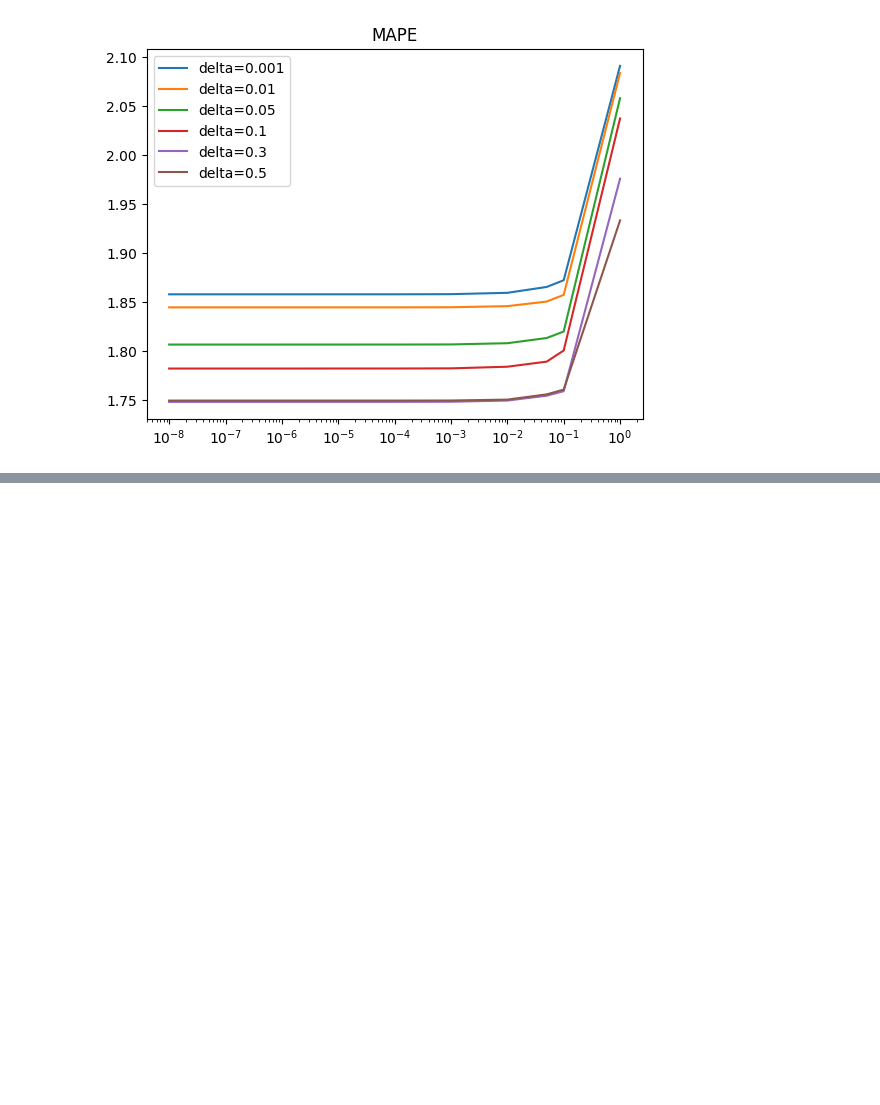
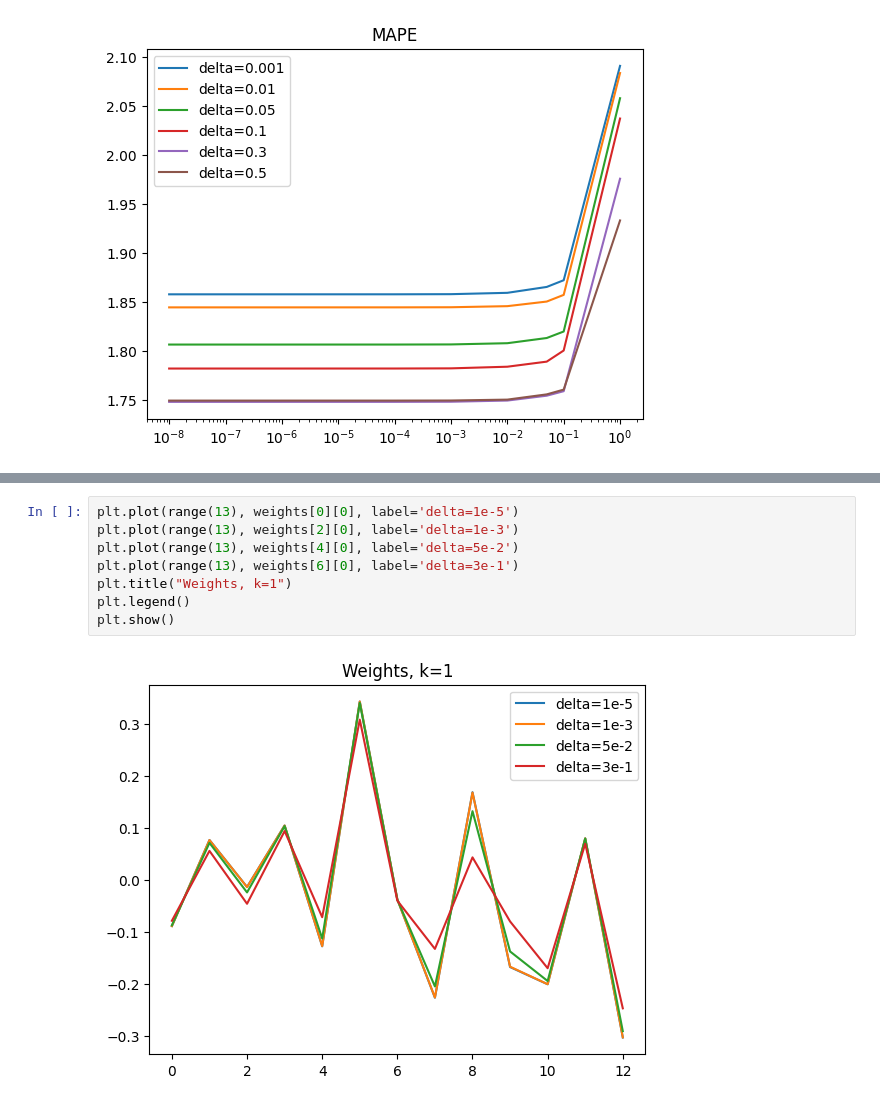
Before and after one commit to itsultracheese/robust_lr, a Jupyter notebook: robust_linear_regression.ipynb, the cells around one changed output, grey strips where cells are left out. Saved outputs shown, nothing was run; the diff lists cells and outputs as text; blank space fills up the shorter version.

Commit message:
add graphs for how weights depend on delta

```diff
--- a/robust_linear_regression.ipynb
+++ b/robust_linear_regression.ipynb
@@ -745,0 +791,10 @@ plt.show()
+# %%
+plt.plot(range(13), weights[0][0], label='delta=1e-5')
+plt.plot(range(13), weights[2][0], label='delta=1e-3')
+plt.plot(range(13), weights[4][0], label='delta=5e-2')
+plt.plot(range(13), weights[6][0], label='delta=3e-1')
+plt.title("Weights, k=1")
+plt.legend()
+plt.show()
+# %% [output]
+[figure, added]
```
Also changed, not shown: parts of 4 cells of this notebook.
